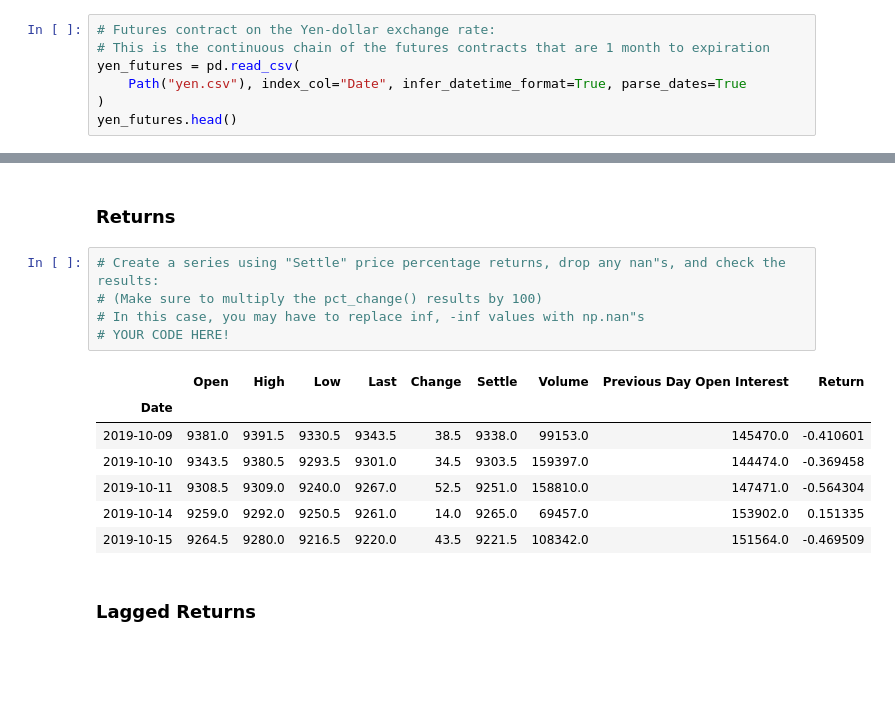
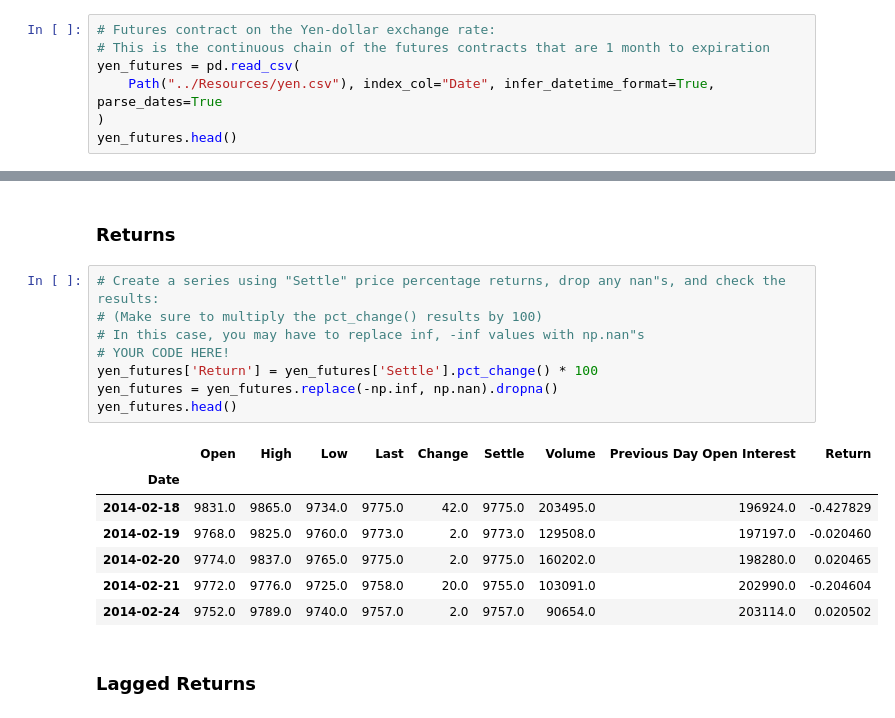
Before and after one commit to jdfwsp/forecasting_yen, a Jupyter notebook: Code/regression_analysis.ipynb, the cells around one changed output, grey strips where cells are left out. Cells and saved outputs as stored; diff of their text form; blank space fills up the shorter version.

```diff
--- a/Code/regression_analysis.ipynb
+++ b/Code/regression_analysis.ipynb
@@ -10,7 +11,7 @@ In this notebook, you will build a SKLearn linear regression model to predict Ye
 # Futures contract on the Yen-dollar exchange rate:
 # This is the continuous chain of the futures contracts that are 1 month to expiration
 yen_futures = pd.read_csv(
-    Path("yen.csv"), index_col="Date", infer_datetime_format=True, parse_dates=True
+    Path("../Resources/yen.csv"), index_col="Date", infer_datetime_format=True, parse_dates=True
 )
 yen_futures.head()
 # %% [output]
@@ -40,16 +41,19 @@ yen_futures.head()
 # %%
 # Create a series using "Settle" price percentage returns, drop any nan"s, and check the results:
 # (Make sure to multiply the pct_change() results by 100)
 # In this case, you may have to replace inf, -inf values with np.nan"s
 # YOUR CODE HERE!
+yen_futures['Return'] = yen_futures['Settle'].pct_change() * 100
+yen_futures = yen_futures.replace(-np.inf, np.nan).dropna()
+yen_futures.head()
 # %% [output]
 |  | Open | High | Low | Last | Change | Settle | Volume | Previous Day Open Interest | Return |
 | Date |  |  |  |  |  |  |  |  |  |
-| 2019-10-09 | 9381.0 | 9391.5 | 9330.5 | 9343.5 | 38.5 | 9338.0 | 99153.0 | 145470.0 | -0.410601 |
-| 2019-10-10 | 9343.5 | 9380.5 | 9293.5 | 9301.0 | 34.5 | 9303.5 | 159397.0 | 144474.0 | -0.369458 |
-| 2019-10-11 | 9308.5 | 9309.0 | 9240.0 | 9267.0 | 52.5 | 9251.0 | 158810.0 | 147471.0 | -0.564304 |
-| 2019-10-14 | 9259.0 | 9292.0 | 9250.5 | 9261.0 | 14.0 | 9265.0 | 69457.0 | 153902.0 | 0.151335 |
-| 2019-10-15 | 9264.5 | 9280.0 | 9216.5 | 9220.0 | 43.5 | 9221.5 | 108342.0 | 151564.0 | -0.469509 |
+| 2014-02-18 | 9831.0 | 9865.0 | 9734.0 | 9775.0 | 42.0 | 9775.0 | 203495.0 | 196924.0 | -0.427829 |
+| 2014-02-19 | 9768.0 | 9825.0 | 9760.0 | 9773.0 | 2.0 | 9773.0 | 129508.0 | 197197.0 | -0.020460 |
+| 2014-02-20 | 9774.0 | 9837.0 | 9765.0 | 9775.0 | 2.0 | 9775.0 | 160202.0 | 198280.0 | 0.020465 |
+| 2014-02-21 | 9772.0 | 9776.0 | 9725.0 | 9758.0 | 20.0 | 9755.0 | 103091.0 | 202990.0 | -0.204604 |
+| 2014-02-24 | 9752.0 | 9789.0 | 9740.0 | 9757.0 | 2.0 | 9757.0 | 90654.0 | 203114.0 | 0.020502 |
 # %% [markdown]
 ### Lagged Returns
 # %%
```
Also changed, not shown: parts of 12 cells of this notebook, 4 other files.
